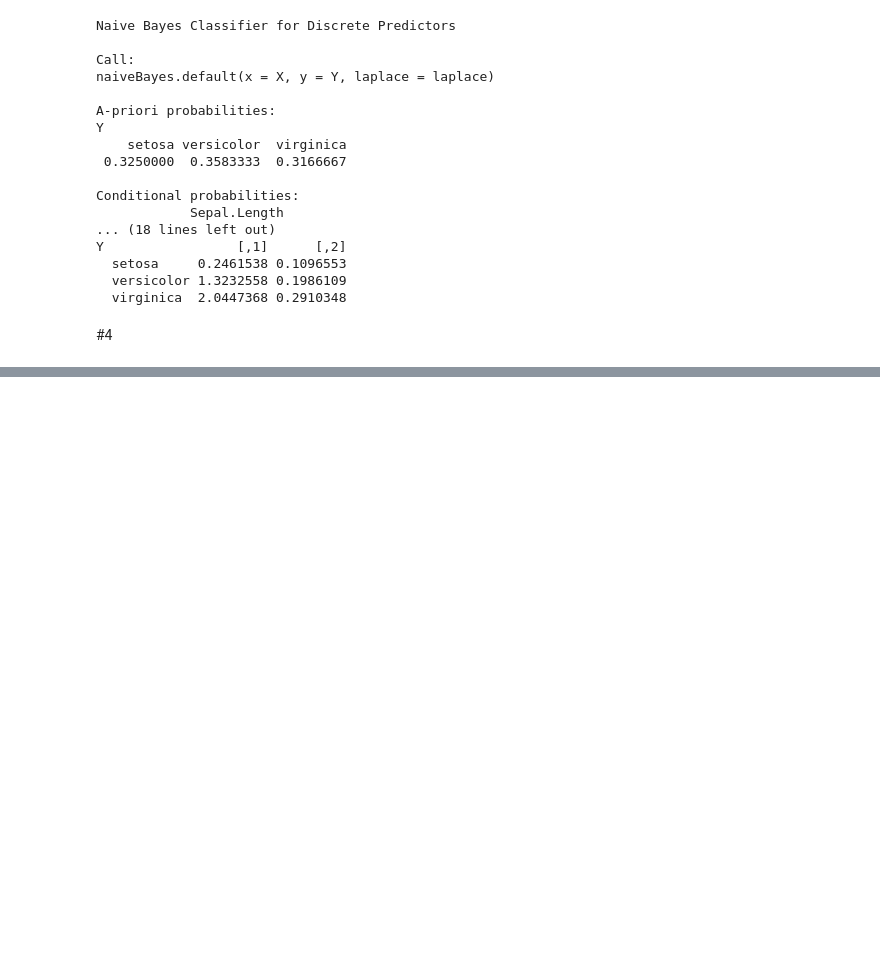
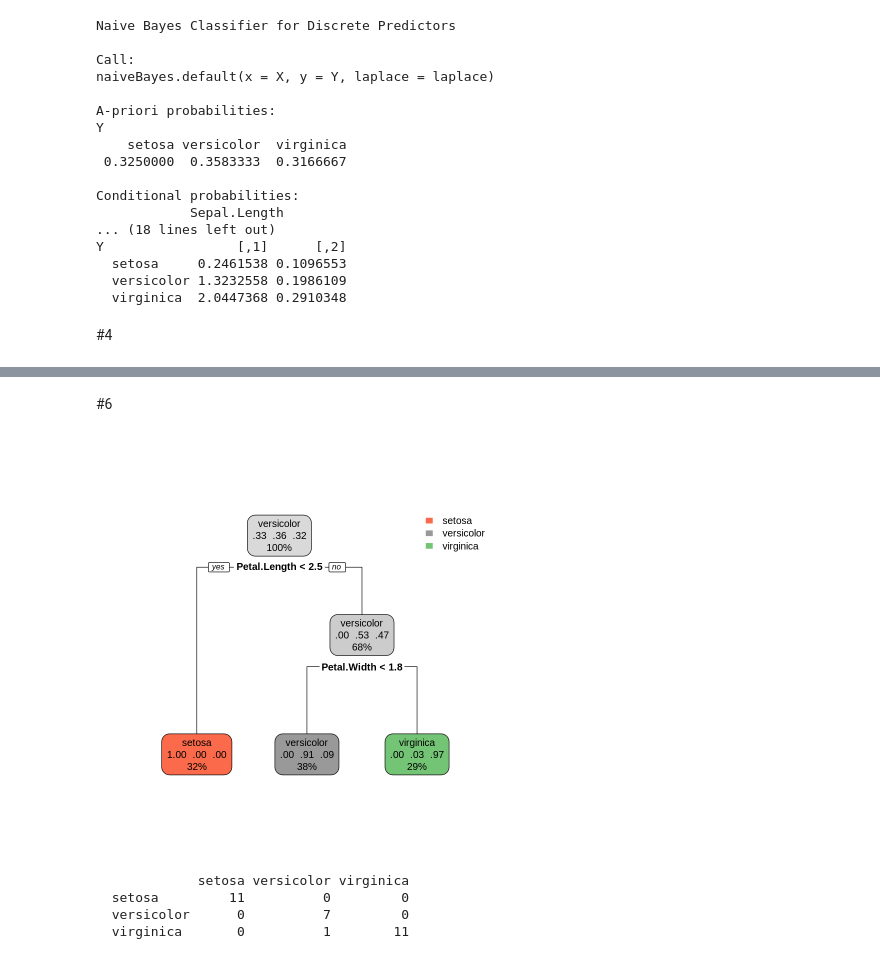
Before and after one commit to Viktory4121/MME, a Jupyter notebook: Untitled4.ipynb, the cells around one changed output, grey strips where cells are left out. Saved outputs shown, nothing was run; the diff lists cells and outputs as text; code cells hidden in the pictures; blank space fills up the shorter version.

```diff
--- a/Untitled4.ipynb
+++ b/Untitled4.ipynb
@@ -285,0 +330,2 @@ ERROR: ignored
+# %% [markdown]
+#6
@@ -285,0 +336,13 @@ ERROR: ignored
+# %%
+tree1 <- rpart(train$Species~., data = train, method = 'class')
+rpart.plot(tree1)
+# %% [output]
+[figure, added]
+# %%
+table_test1 <- table(test$Species, predict(tree1, test, type = 'class'))
+table_test1
+# %% [output]
+             setosa versicolor virginica
+  setosa         11          0         0
+  versicolor      0          7         0
+  virginica       0          1        11
```
Also changed, not shown: parts of 19 cells of this notebook.
